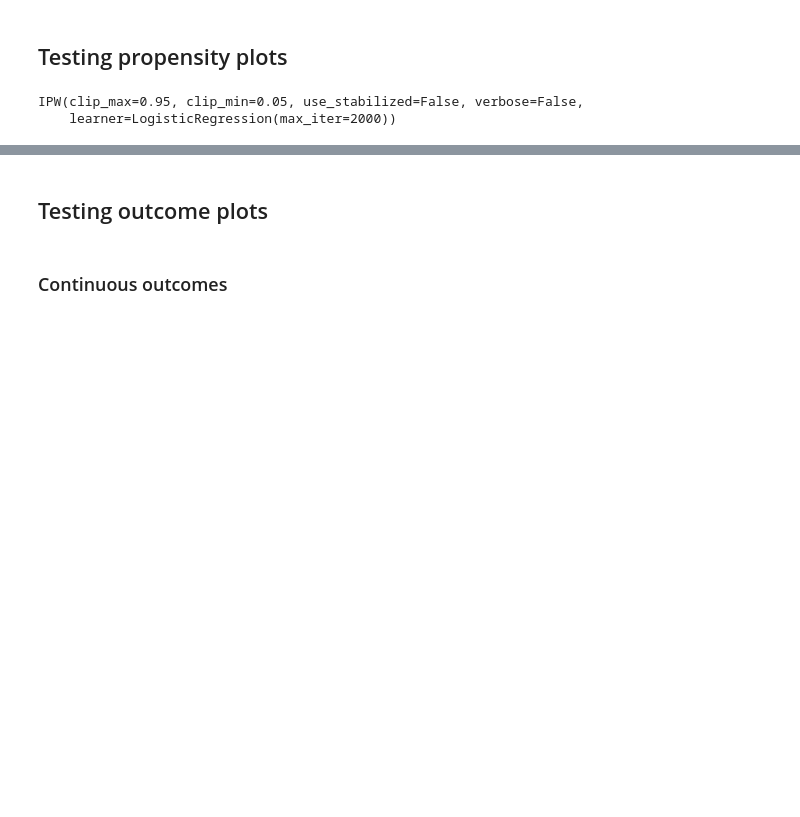
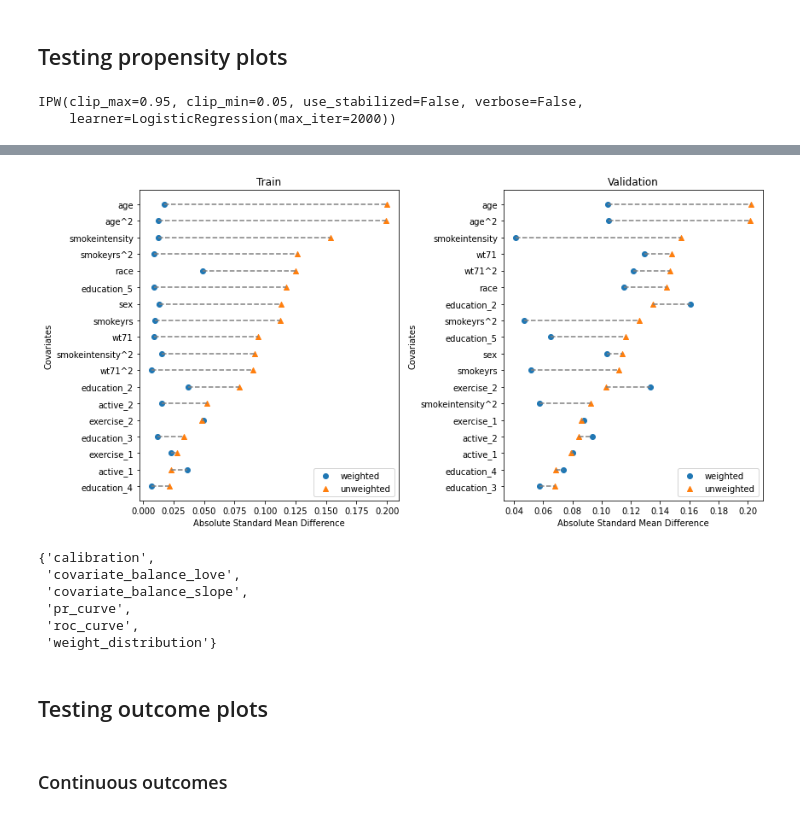
Before and after one commit to BiomedSciAI/causallib, a Jupyter notebook: examples/test_plots.ipynb, the cells around one changed output, grey strips where cells are left out. Drawn from its saved outputs; the diff is of its cells as text; code cells hidden in the pictures; blank space fills up the shorter version.

Commit message:
unify plot functions to single function
Signed-off-by: Michael M Danziger <Michael.Danziger@ibm.com>

```diff
--- a/examples/test_plots.ipynb
+++ b/examples/test_plots.ipynb
@@ -59,3 +59,23 @@ plot_axes = plot_evaluation_results(
+# %%
+from matplotlib import pyplot as plt
+
+fig, [a0, a1] = plt.subplots(1, 2, figsize=(12, 6))
+plot_evaluation_results(results, data.X, data.a, data.y, "covariate_balance_love", "train", ax=a0)
+a0.set_title("Train")
+a1.set_title("Validation")
+plot_evaluation_results(results, data.X, data.a, data.y, "covariate_balance_love", "valid", ax=a1)
+plt.tight_layout();
+# %% [output]
+[figure, added]
+# %%
+results.available_plot_names
+# %% [output]
+{'calibration',
+ 'covariate_balance_love',
+ 'covariate_balance_slope',
+ 'pr_curve',
+ 'roc_curve',
+ 'weight_distribution'}
 # %% [markdown]
 ## Testing outcome plots
 # %% [markdown]
```
Also changed, not shown: parts of 8 cells of this notebook, 2 other files.
